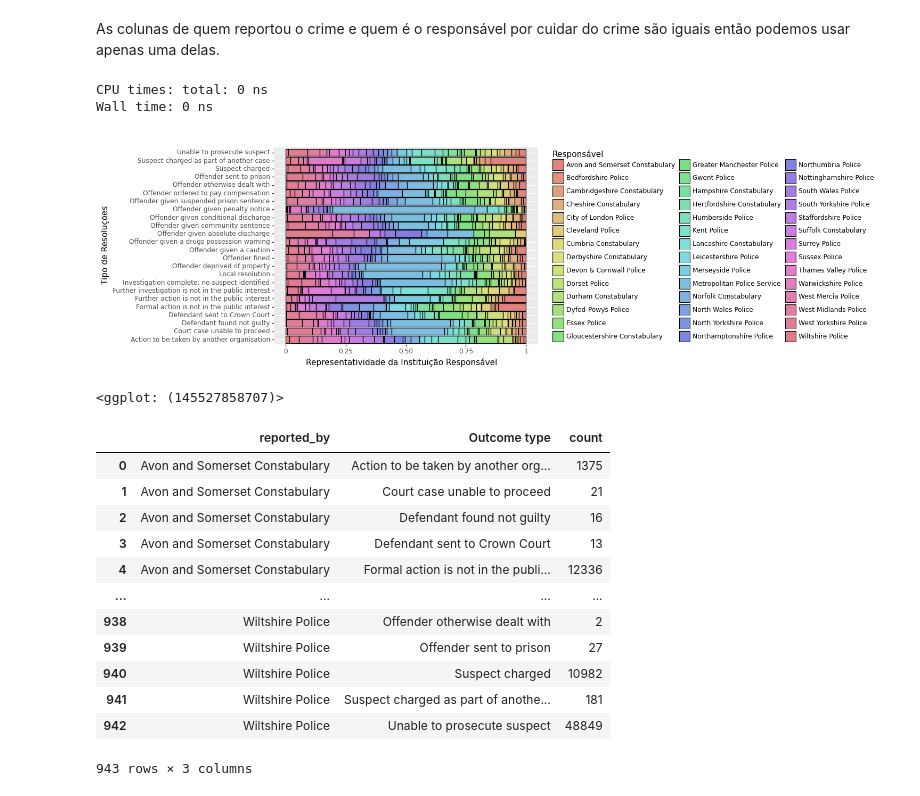
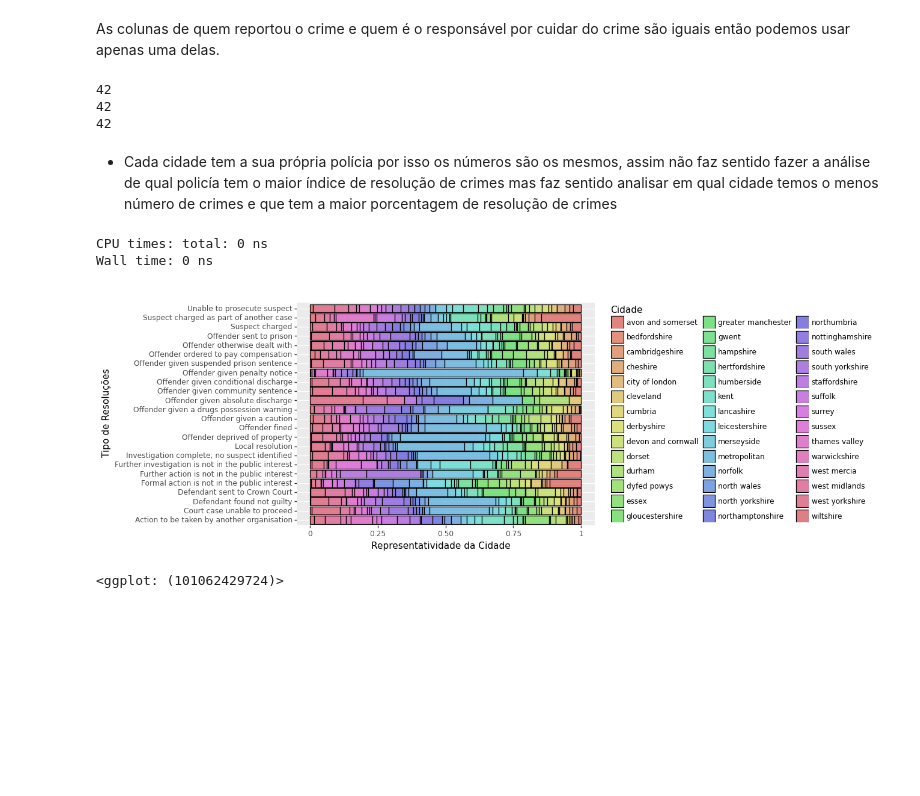
Before and after one commit to andreneustein/criminalida_uk, a Jupyter notebook: CrimesUK.ipynb, the cells around one changed output. Drawn from its saved outputs; the diff is of its cells as text; code cells hidden in the pictures; blank space fills up the shorter version.

```diff
--- a/CrimesUK.ipynb
+++ b/CrimesUK.ipynb
@@ -485,6 +484,16 @@ City of London Police               15747
 Name: reported_by, dtype: int64
 # %% [markdown]
 As colunas de quem reportou o crime e quem é o responsável por cuidar do crime são iguais então podemos usar apenas uma delas.
+# %%
+print(pd.DataFrame(respon).shape[0])
+print(pd.DataFrame(report).shape[0])
+print(len(outcomes_city.cidade.unique().tolist()))
+# %% [output]
+42
+42
+42
+# %% [markdown]
+- Cada cidade tem a sua própria polícia por isso os números são os mesmos, assim não faz sentido fazer a análise de qual policía tem o maior índice de resolução de crimes mas faz sentido analisar em qual cidade temos o menos número de crimes e que tem a maior porcentagem de resolução de crimes
 # %%
 outcomes = outcomes.drop(['falls_within'], axis = 1)
 # %%
@@ -495,27 +504,11 @@ outcomes_repor = (outcomes.groupby(['reported_by','Outcome type']).size()
 CPU times: total: 0 ns
 Wall time: 0 ns
 # %%
-(ggplot(outcomes_repor, aes(x = 'Outcome type', y = 'count', fill = 'reported_by')) +
+(ggplot(outcomes_city, aes(x = 'Outcome type', y = 'count', fill = 'cidade')) +
                        geom_col(color = 'black', position = 'fill', alpha = 0.75) +
-                       labs(x = 'Tipo de Resoluções', y = 'Representatividade da Instituição Responsável',
-                            fill = 'Responsável') +
+                       labs(x = 'Tipo de Resoluções', y = 'Representatividade da Cidade',
+                            fill = 'Cidade') +
                        coord_flip())
 # %% [output]
-[figure, old version]
+[figure, new version]
-<ggplot: (145527858707)>
+<ggplot: (101062429724)>
-# %%
-outcomes_repor
-# %% [output]
-|  | reported_by | Outcome type | count |
-| 0 | Avon and Somerset Constabulary | Action to be taken by another org... | 1375 |
-| 1 | Avon and Somerset Constabulary | Court case unable to proceed | 21 |
-| 2 | Avon and Somerset Constabulary | Defendant found not guilty | 16 |
-| 3 | Avon and Somerset Constabulary | Defendant sent to Crown Court | 13 |
-| 4 | Avon and Somerset Constabulary | Formal action is not in the publi... | 12336 |
-| ... | ... | ... | ... |
-| 938 | Wiltshire Police | Offender otherwise dealt with | 2 |
-| 939 | Wiltshire Police | Offender sent to prison | 27 |
-| 940 | Wiltshire Police | Suspect charged | 10982 |
-| 941 | Wiltshire Police | Suspect charged as part of anothe... | 181 |
-| 942 | Wiltshire Police | Unable to prosecute suspect | 48849 |
-943 rows × 3 columns
```
Also changed, not shown: parts of 40 cells of this notebook.
